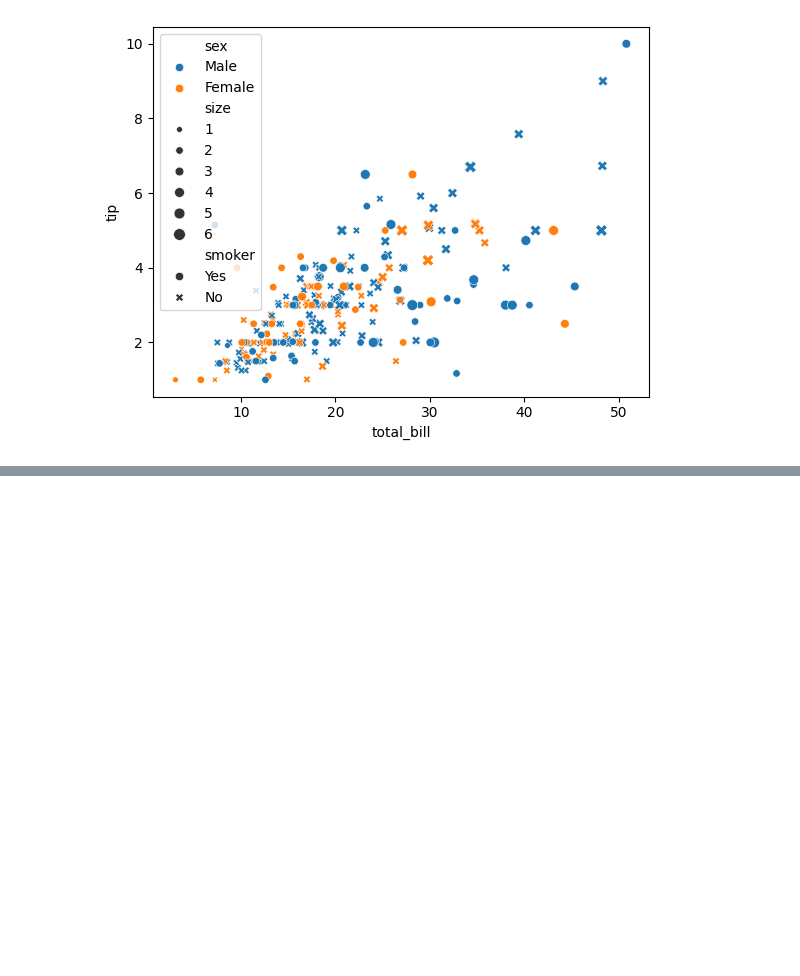
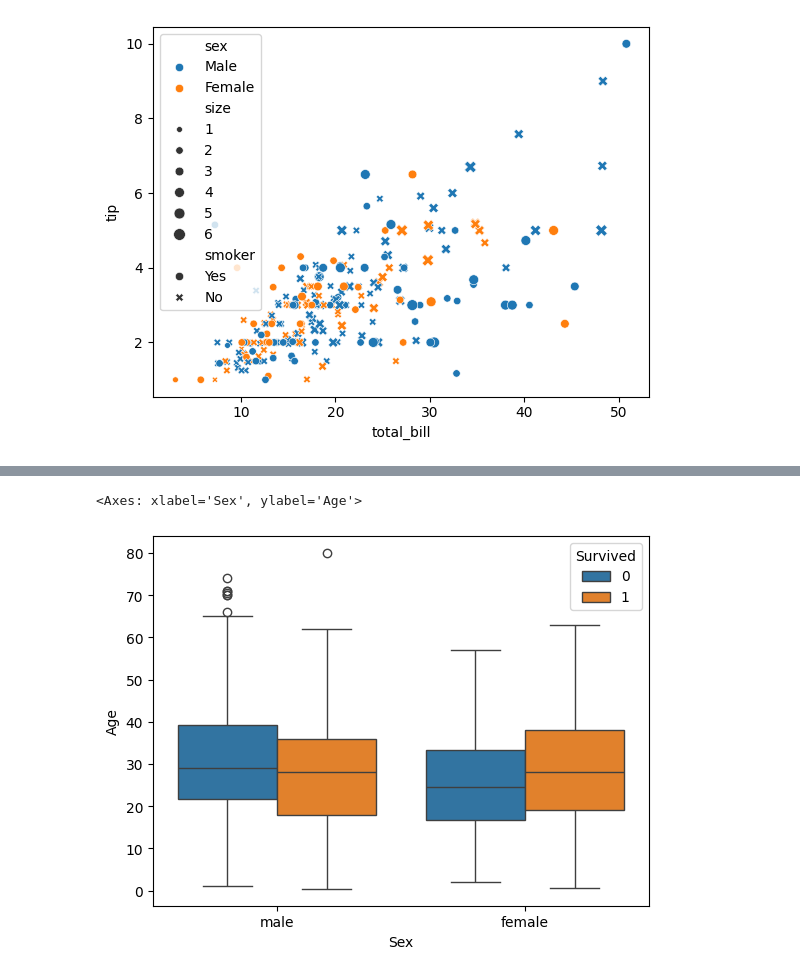
Before and after one commit to RuchiKalkandha/Hands_On_Machine_Learning-code-, a Jupyter notebook: End-to-End_MLProject.ipynb/MultivariateAnalysis.ipynb, the cells around one changed output, grey strips where cells are left out. Cells and saved outputs as stored; diff of their text form; code cells hidden in the pictures; blank space fills up the shorter version.

```diff
--- a/End-to-End_MLProject.ipynb/MultivariateAnalysis.ipynb
+++ b/End-to-End_MLProject.ipynb/MultivariateAnalysis.ipynb
@@ -23,0 +35,6 @@ titanic.head()
+# %%
+# box-plot (numerical-categorical)
+sns.boxplot(titanic, x = titanic['Sex'], y = titanic["Age"], hue = titanic['Survived'])
+# %% [output]
+<Axes: xlabel='Sex', ylabel='Age'>
+[figure, added]
```
Also changed, not shown: parts of 6 cells of this notebook, 3 other files.
